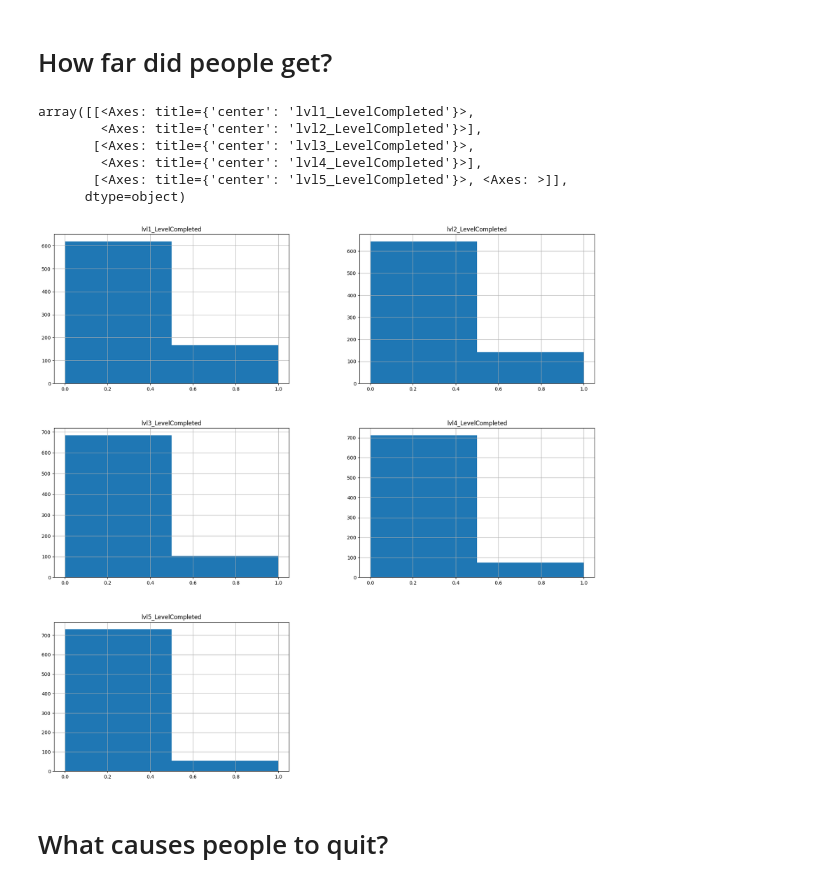
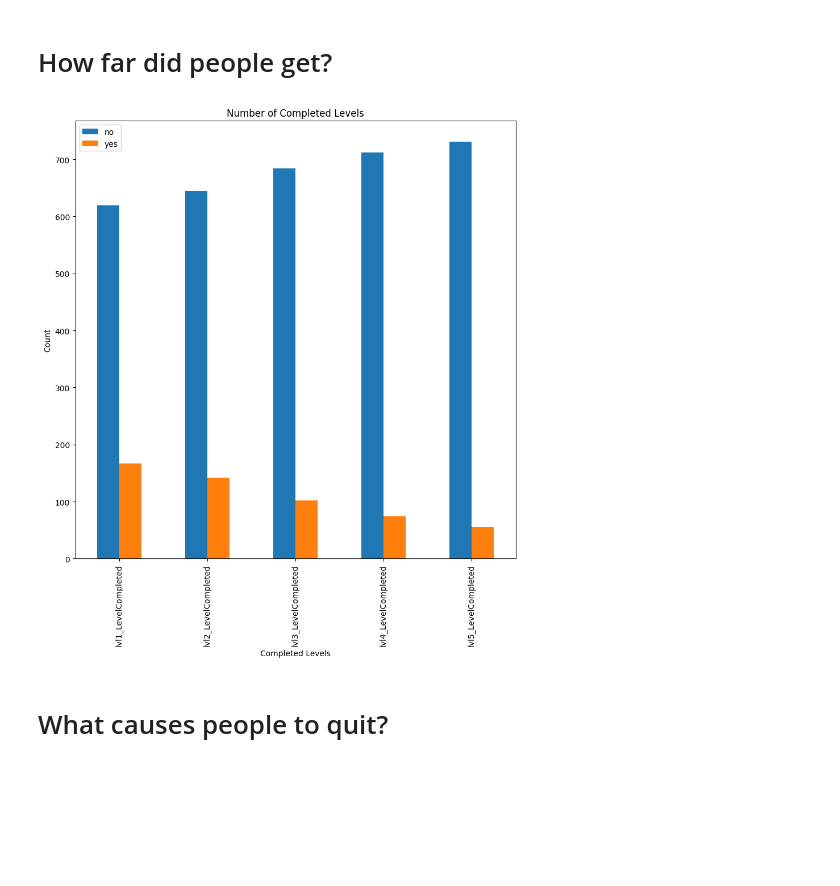
Before and after one commit to opengamedata/opengamedata-samples, a Jupyter notebook: JOURNALISM/modeling/Journalism_modeling_session.ipynb, the cells around one changed output. Cells and saved outputs as stored; diff of their text form; code cells hidden in the pictures; blank space fills up the shorter version.

```diff
--- a/JOURNALISM/modeling/Journalism_modeling_session.ipynb
+++ b/JOURNALISM/modeling/Journalism_modeling_session.ipynb
@@ -111,19 +117,31 @@ See the caveats in the documentation: https://pandas.pydata.org/pandas-docs/stab
   df_session['PlayTime-Idle Time'] = df_session['PlayTime-Idle Time'].apply(convert_to_seconds)
 # %% [markdown]
 # How far did people get?
-# %%
-target_cols = ['lvl1_LevelCompleted', 'lvl2_LevelCompleted', 'lvl3_LevelCompleted',
-       'lvl4_LevelCompleted', 'lvl5_LevelCompleted']
-fig, ax = plt.subplots(figsize=(20,20))         # Sample figsize in inches
-df_session[target_cols].hist(ax=ax, bins = 2)
-# %% [output]
-array([[<Axes: title={'center': 'lvl1_LevelCompleted'}>,
-        <Axes: title={'center': 'lvl2_LevelCompleted'}>],
-       [<Axes: title={'center': 'lvl3_LevelCompleted'}>,
-        <Axes: title={'center': 'lvl4_LevelCompleted'}>],
-       [<Axes: title={'center': 'lvl5_LevelCompleted'}>, <Axes: >]],
-      dtype=object)
-[figure, removed]
+# %%
+# target_cols = ['lvl1_LevelCompleted', 'lvl2_LevelCompleted', 'lvl3_LevelCompleted',
+#        'lvl4_LevelCompleted', 'lvl5_LevelCompleted']
+# fig, ax = plt.subplots(figsize=(20,20))         # Sample figsize in inches
+# df_session[target_cols].hist(ax=ax, bins = 2)
+target_cols = ['lvl1_LevelCompleted', 'lvl2_LevelCompleted', 'lvl3_LevelCompleted', 'lvl4_LevelCompleted', 'lvl5_LevelCompleted']
+
+# Count the number of 'yes' and 'no' values for each column
+counts = df_session[target_cols].apply(pd.Series.value_counts)
+
+# Create a bar plot
+fig, ax = plt.subplots(figsize=(10, 10))
+counts.T.plot(kind='bar', ax=ax)
+# Modify the legend labels
+legend_labels = ['no', 'yes']
+ax.legend(labels=legend_labels)
+
+# Add labels and title
+ax.set_xlabel('Completed Levels')
+ax.set_ylabel('Count')
+ax.set_title('Number of Completed Levels')
+
+plt.show()
+# %% [output]
+[figure, added]
 # %% [markdown]
 # What causes people to quit?
 # %%
```
Also changed, not shown: parts of 7 cells of this notebook.
